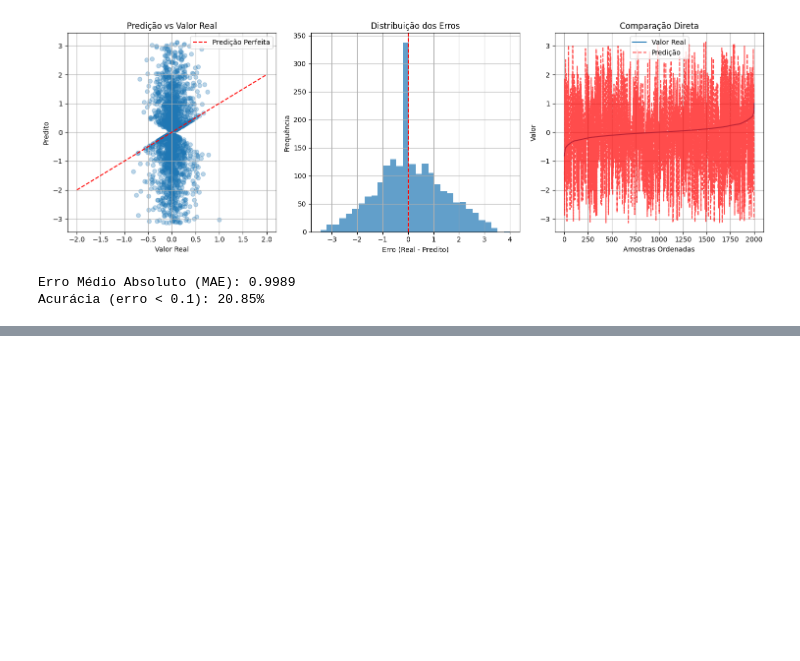
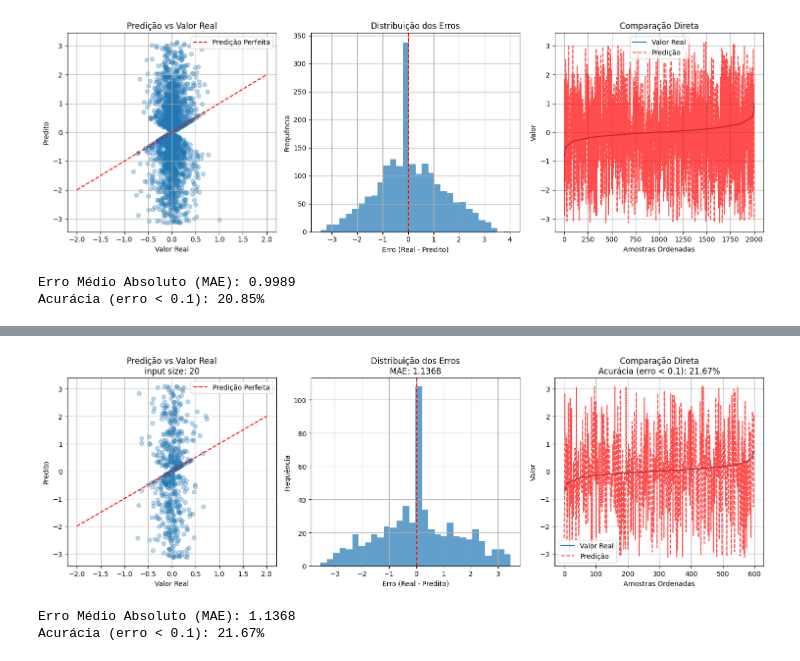
Before and after one commit to joaoBernardinoo/avoid-obstacle-collision, a Jupyter notebook: MLP.ipynb, the cells around one changed output, grey strips where cells are left out. Cells and saved outputs as stored; diff of their text form; code cells hidden in the pictures; blank space fills up the shorter version.

```diff
--- a/MLP.ipynb
+++ b/MLP.ipynb
@@ -270,0 +396,7 @@ Acurácia (erro < 0.1): 9.70%
+# %%
+
+evaluate_and_plot_prediction(y_test, y_pred,n)
+# %% [output]
+[figure, added]
+Erro Médio Absoluto (MAE): 1.1368
+Acurácia (erro < 0.1): 21.67%
```
Also changed, not shown: parts of 17 cells of this notebook.
